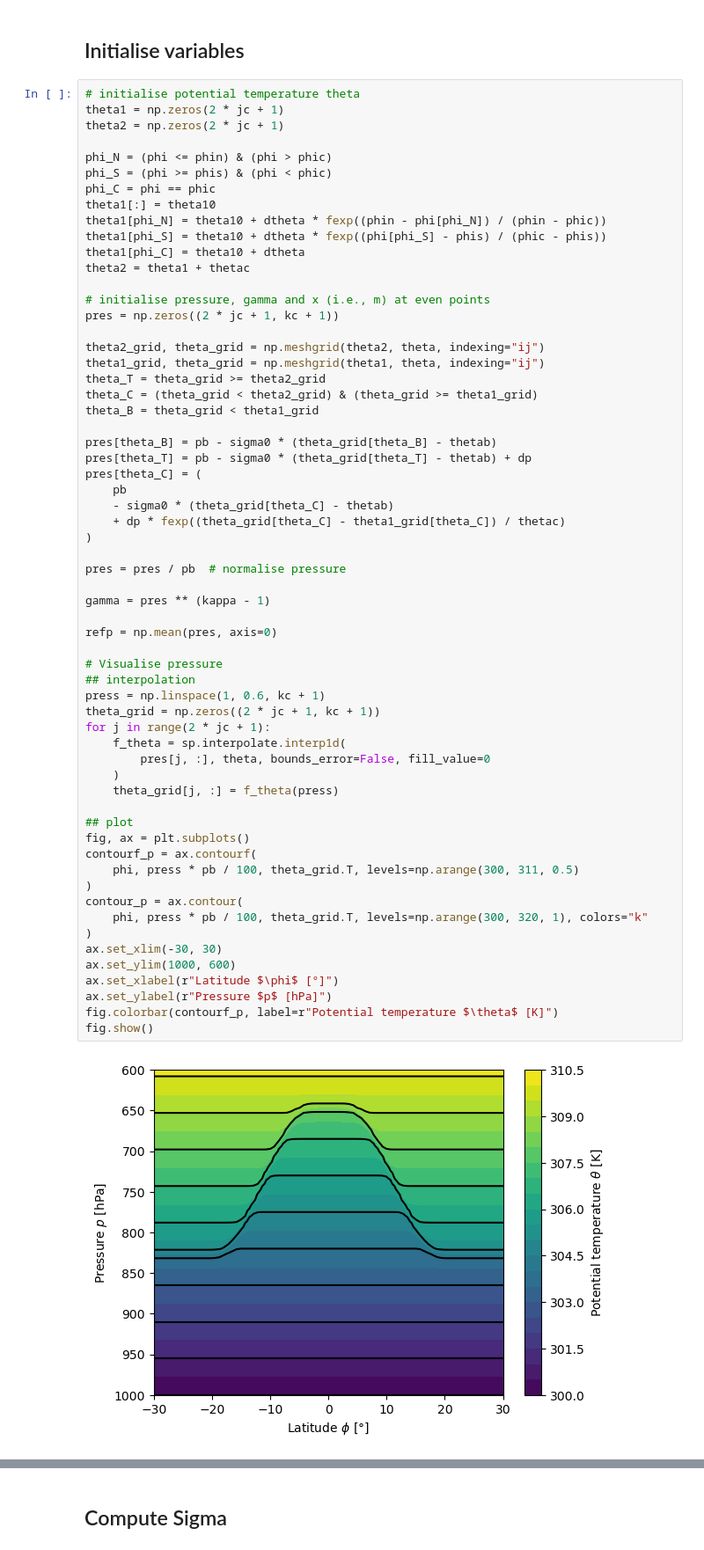
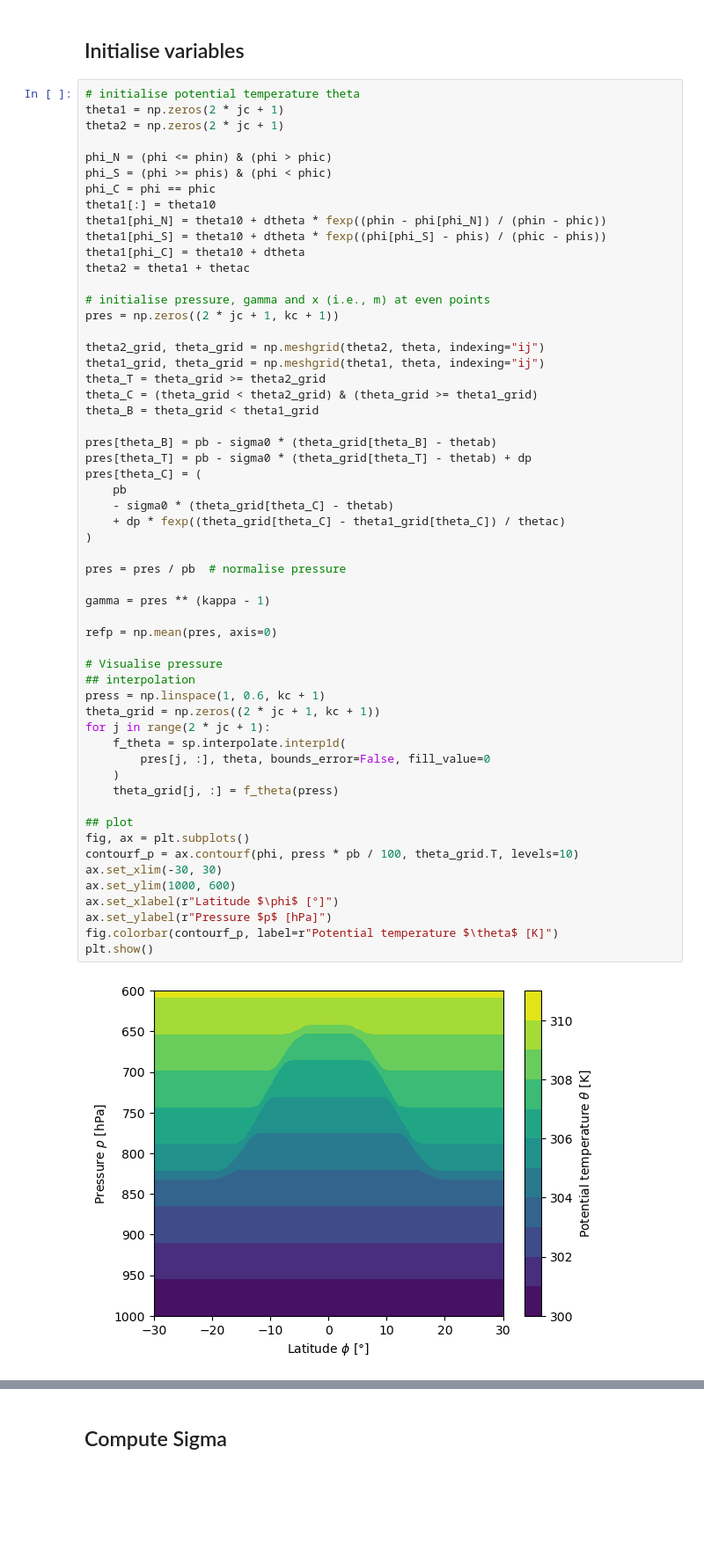
Before and after one commit to williameclee/TradeCumulusInversion, a Jupyter notebook: invtci.ipynb, the cells around one changed output, grey strips where cells are left out. Shown at 88% size. Cells and saved outputs as stored; diff of their text form; blank space fills up the shorter version.

```diff
--- a/invtci.ipynb
+++ b/invtci.ipynb
@@ -105,40 +102,35 @@ pres[theta_T] = pb - sigma0 * (theta_grid[theta_T] - thetab) + dp
 pres[theta_C] = (
     pb
     - sigma0 * (theta_grid[theta_C] - thetab)
     + dp * fexp((theta_grid[theta_C] - theta1_grid[theta_C]) / thetac)
 )
 
 pres = pres / pb  # normalise pressure
 
 gamma = pres ** (kappa - 1)
 
 refp = np.mean(pres, axis=0)
 
 # Visualise pressure
 ## interpolation
 press = np.linspace(1, 0.6, kc + 1)
 theta_grid = np.zeros((2 * jc + 1, kc + 1))
 for j in range(2 * jc + 1):
     f_theta = sp.interpolate.interp1d(
         pres[j, :], theta, bounds_error=False, fill_value=0
     )
     theta_grid[j, :] = f_theta(press)
 
 ## plot
 fig, ax = plt.subplots()
-contourf_p = ax.contourf(
-    phi, press * pb / 100, theta_grid.T, levels=np.arange(300, 311, 0.5)
-)
-contour_p = ax.contour(
-    phi, press * pb / 100, theta_grid.T, levels=np.arange(300, 320, 1), colors="k"
-)
+contourf_p = ax.contourf(phi, press * pb / 100, theta_grid.T, levels=10)
 ax.set_xlim(-30, 30)
 ax.set_ylim(1000, 600)
 ax.set_xlabel(r"Latitude $\phi$ [°]")
 ax.set_ylabel(r"Pressure $p$ [hPa]")
 fig.colorbar(contourf_p, label=r"Potential temperature $\theta$ [K]")
-fig.show()
+plt.show()
 # %% [output]
-[figure, old version]
+[figure, new version]
 # %%
 # compute initial m field at even points
```
Also changed, not shown: parts of 4 cells of this notebook, 1 other file.
